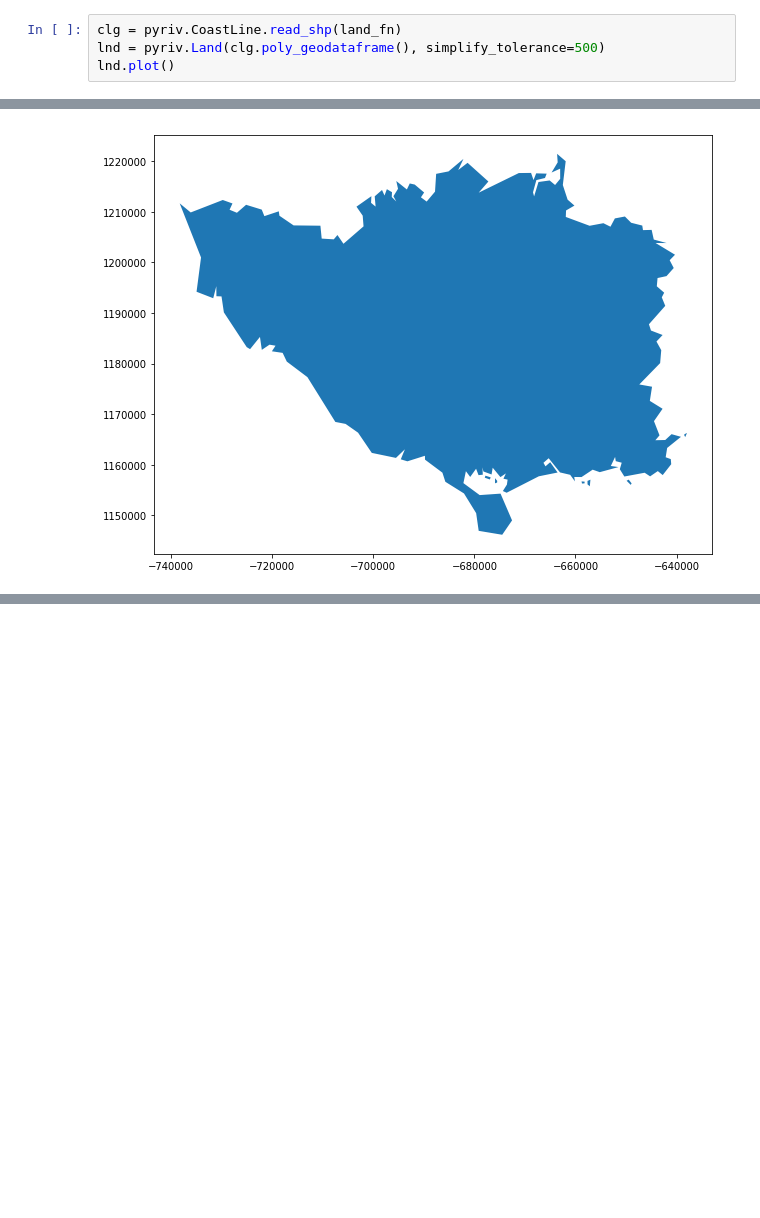
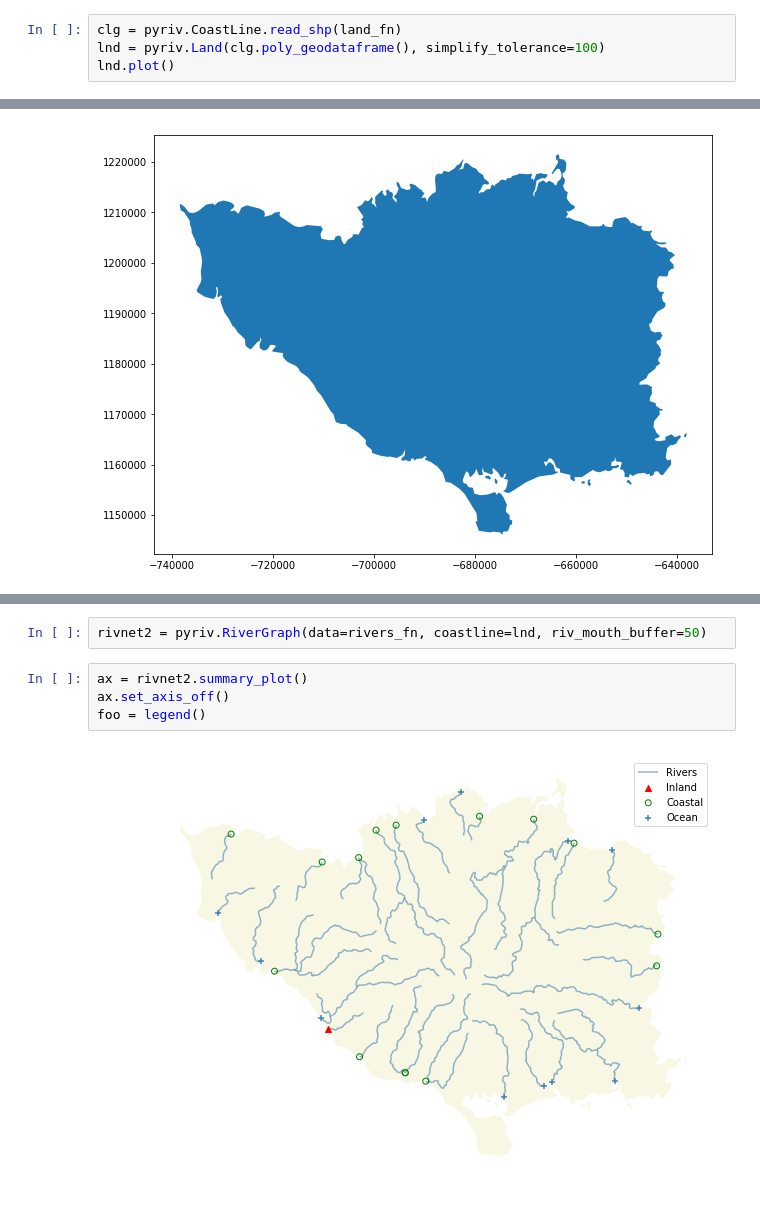
Before and after one commit to jkibele/pyriv, a Jupyter notebook: notebooks/MinimalDemo.ipynb, the cells around one changed output, grey strips where cells are left out. Cells and saved outputs as stored; diff of their text form; blank space fills up the shorter version.

```diff
--- a/notebooks/MinimalDemo.ipynb
+++ b/notebooks/MinimalDemo.ipynb
@@ -119,7 +124,7 @@ ax.set_axis_off()
 ## Build the Coastal Network
 # %%
 clg = pyriv.CoastLine.read_shp(land_fn)
-lnd = pyriv.Land(clg.poly_geodataframe(), simplify_tolerance=500)
+lnd = pyriv.Land(clg.poly_geodataframe(), simplify_tolerance=100)
 lnd.plot()
 # %% [output]
 <matplotlib.axes._subplots.AxesSubplot at 0x...>
@@ -141,0 +149,8 @@ cg.edge_geodataframe.plot()
+# %%
+rivnet2 = pyriv.RiverGraph(data=rivers_fn, coastline=lnd, riv_mouth_buffer=50)
+# %%
+ax = rivnet2.summary_plot()
+ax.set_axis_off()
+foo = legend()
+# %% [output]
+[figure, added]
```
Also changed, not shown: parts of 12 cells of this notebook, 5 other files.
